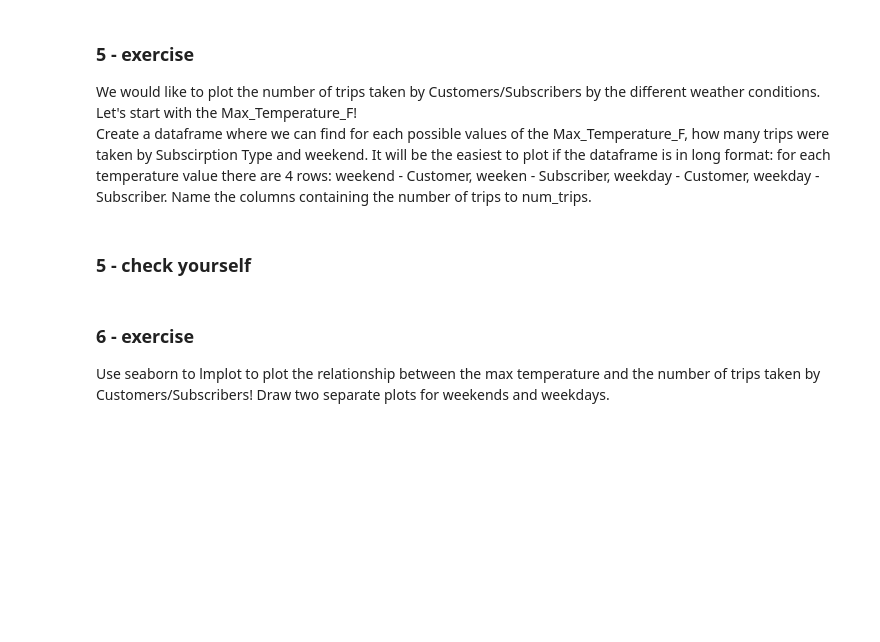
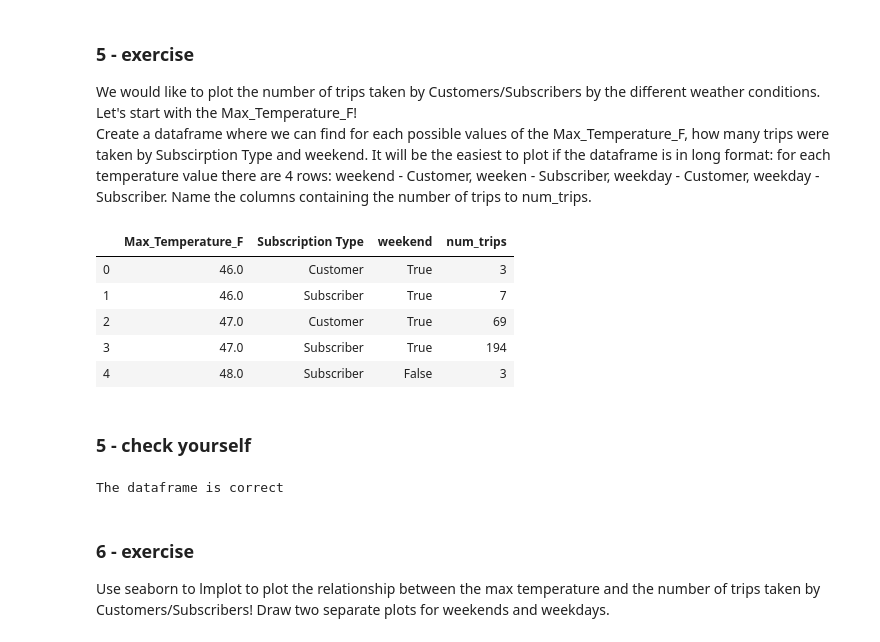
Before and after one commit to szigony/ceu-coding3, a Jupyter notebook: class8/Q2_class.ipynb, the cells around one changed output. Saved outputs shown, nothing was run; the diff lists cells and outputs as text; code cells hidden in the pictures; blank space fills up the shorter version.

```diff
--- a/class8/Q2_class.ipynb
+++ b/class8/Q2_class.ipynb
@@ -535,3 +573,14 @@ Create a dataframe where we can find for each possible values of the Max_Tempera
+# %%
+### Your code here
+toplot = merged_df.groupby(['Max_Temperature_F', 'Subscription Type', 'weekend']).agg(num_trips=('Trip ID', 'count')).reset_index()
+toplot.head()
+# %% [output]
+|  | Max_Temperature_F | Subscription Type | weekend | num_trips |
+| 0 | 46.0 | Customer | True | 3 |
+| 1 | 46.0 | Subscriber | True | 7 |
+| 2 | 47.0 | Customer | True | 69 |
+| 3 | 47.0 | Subscriber | True | 194 |
+| 4 | 48.0 | Subscriber | False | 3 |
 # %% [markdown]
 ### 5 - check yourself
 # %%
@@ -539,6 +588,8 @@ if len(toplot) == 165:
     print('The dataframe is correct')
 else:
     print('The dataframe is NOT correct')
+# %% [output]
+The dataframe is correct
 # %% [markdown]
 ### 6 - exercise
 Use seaborn to lmplot to plot the relationship between the max temperature and the number of trips taken by Customers/Subscribers! Draw two separate plots for weekends and weekdays.
```
Also changed, not shown: parts of 19 cells of this notebook, 5 other files.
